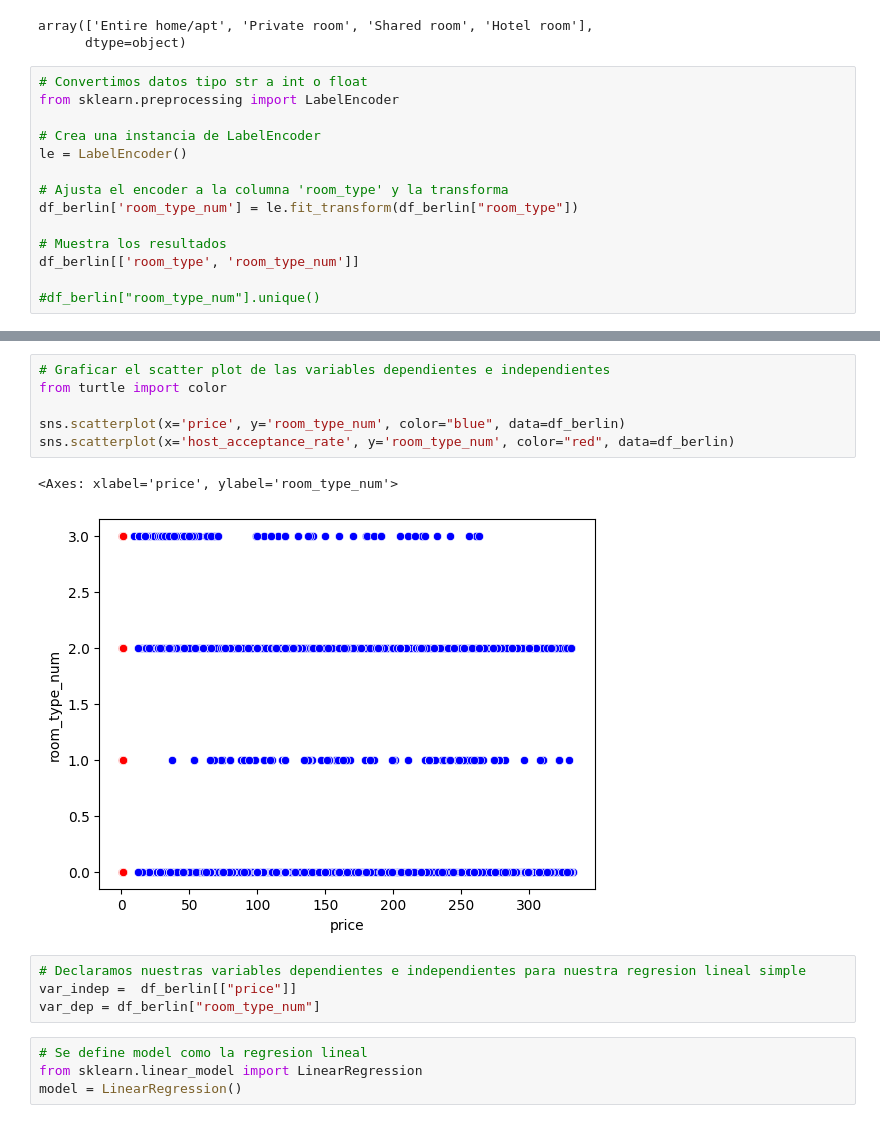
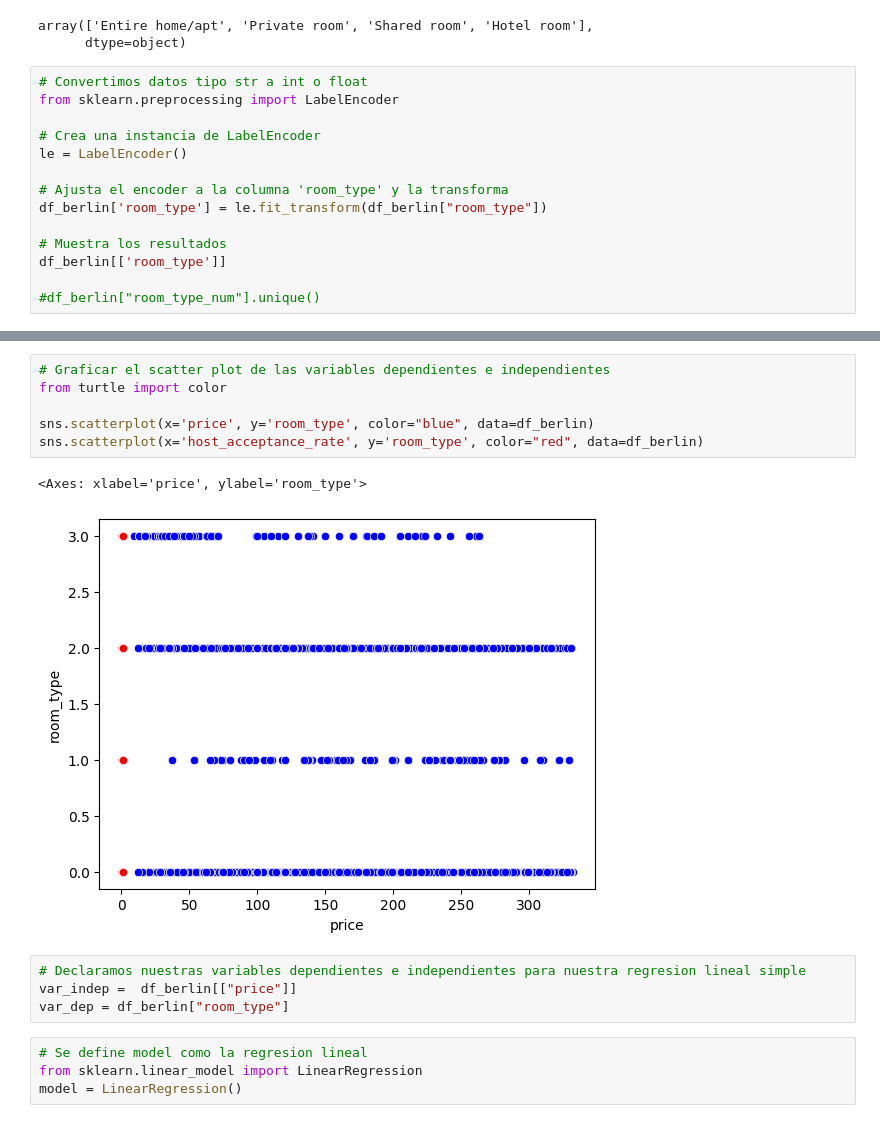
Before and after one commit to GabLopezAl/Regresion-Lineal-Simple-Y-Multiple, a Jupyter notebook: Codigo_Berlin.ipynb, the cells around one changed output, grey strips where cells are left out. Cells and saved outputs as stored; diff of their text form.

```diff
--- a/Codigo_Berlin.ipynb
+++ b/Codigo_Berlin.ipynb
@@ -46,10 +46,10 @@ from sklearn.preprocessing import LabelEncoder
 le = LabelEncoder()
 
 # Ajusta el encoder a la columna 'room_type' y la transforma
-df_berlin['room_type_num'] = le.fit_transform(df_berlin["room_type"])
+df_berlin['room_type'] = le.fit_transform(df_berlin["room_type"])
 
 # Muestra los resultados
-df_berlin[['room_type', 'room_type_num']]
+df_berlin[['room_type']]
 
 #df_berlin["room_type_num"].unique()
 # %% [output]
@@ -69,16 +69,16 @@ df_berlin[['room_type', 'room_type_num']]
 # %%
 # Graficar el scatter plot de las variables dependientes e independientes
 from turtle import color
 
-sns.scatterplot(x='price', y='room_type_num', color="blue", data=df_berlin)
-sns.scatterplot(x='host_acceptance_rate', y='room_type_num', color="red", data=df_berlin)
+sns.scatterplot(x='price', y='room_type', color="blue", data=df_berlin)
+sns.scatterplot(x='host_acceptance_rate', y='room_type', color="red", data=df_berlin)
 # %% [output]
-<Axes: xlabel='price', ylabel='room_type_num'>
+<Axes: xlabel='price', ylabel='room_type'>
-[figure, old version]
+[figure, new version]
 # %%
 # Declaramos nuestras variables dependientes e independientes para nuestra regresion lineal simple
 var_indep =  df_berlin[["price"]]
-var_dep = df_berlin["room_type_num"]
+var_dep = df_berlin["room_type"]
 # %%
 # Se define model como la regresion lineal
 from sklearn.linear_model import LinearRegression
```
Also changed, not shown: parts of 12 cells of this notebook.
